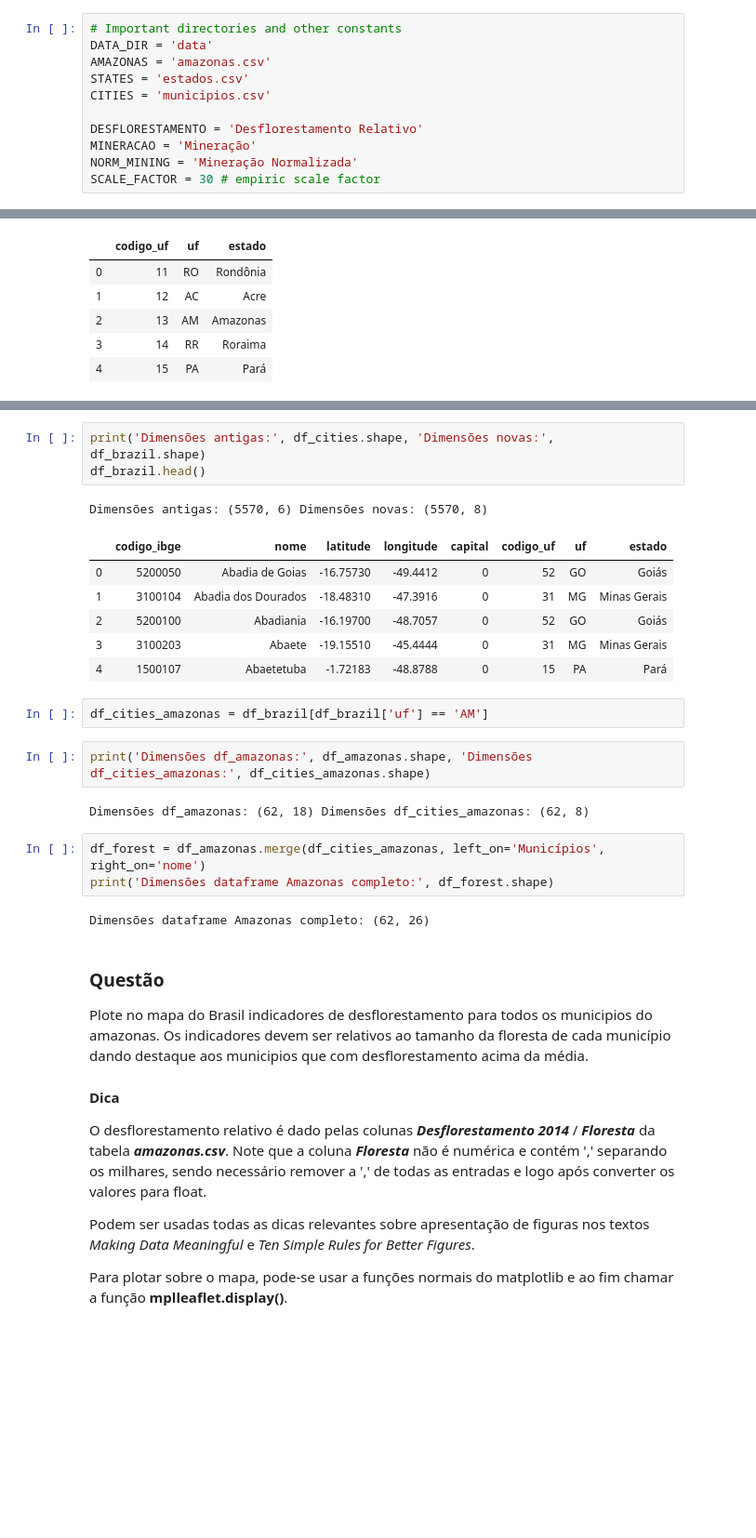
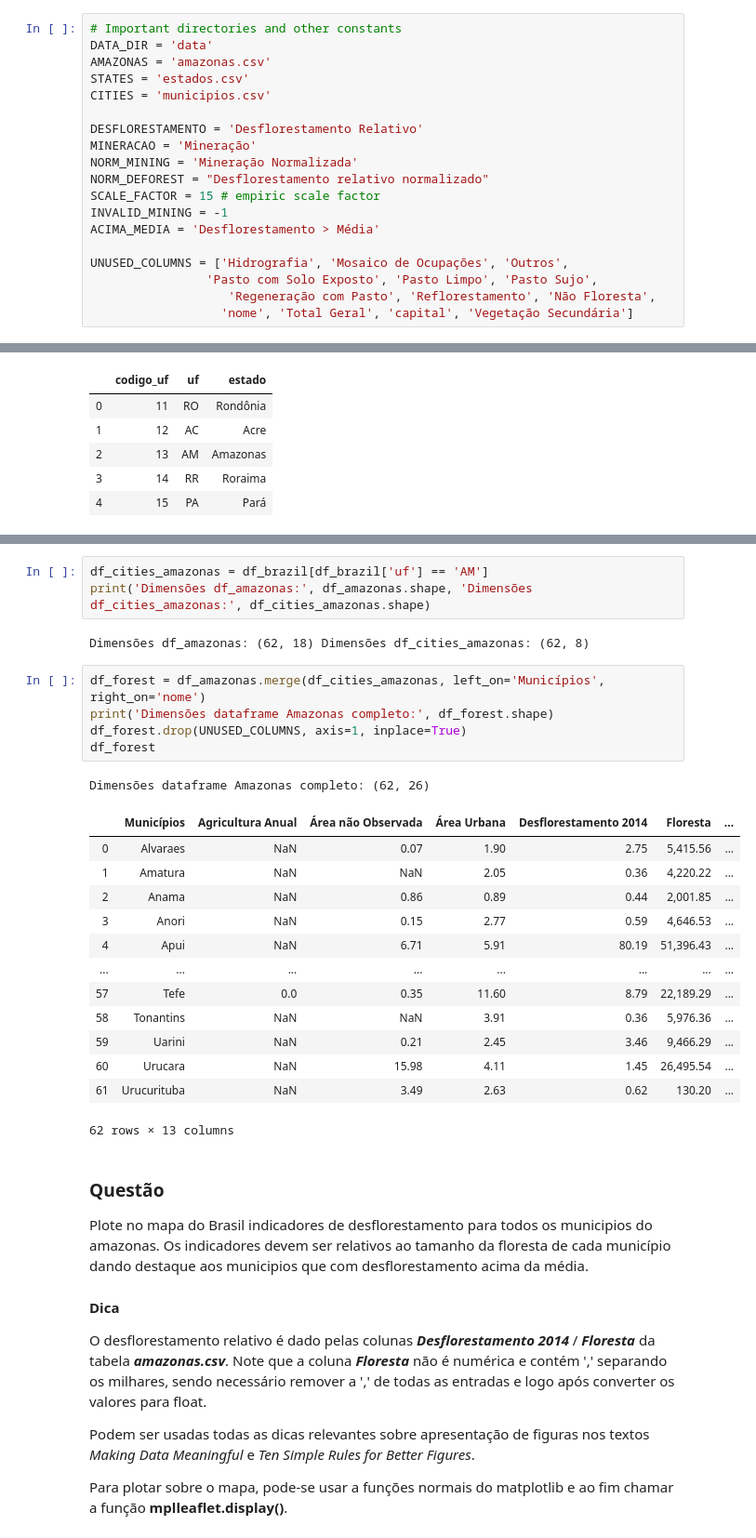
Before and after one commit to hallpaz/Data-Science-IMPA, a Jupyter notebook: assignments/Exercicio1.ipynb, the cells around one changed output, grey strips where cells are left out. Shown at 93% size. Drawn from its saved outputs; the diff is of its cells as text; blank space fills up the shorter version.

```diff
--- a/assignments/Exercicio1.ipynb
+++ b/assignments/Exercicio1.ipynb
@@ -22,7 +22,15 @@ CITIES = 'municipios.csv'
 DESFLORESTAMENTO = 'Desflorestamento Relativo'
 MINERACAO = 'Mineração'
 NORM_MINING = 'Mineração Normalizada'
-SCALE_FACTOR = 30 # empiric scale factor
+NORM_DEFOREST = "Desflorestamento relativo normalizado"
+SCALE_FACTOR = 15 # empiric scale factor
+INVALID_MINING = -1
+ACIMA_MEDIA = 'Desflorestamento > Média'
+
+UNUSED_COLUMNS = ['Hidrografia', 'Mosaico de Ocupações', 'Outros',
+                'Pasto com Solo Exposto', 'Pasto Limpo', 'Pasto Sujo',
+                   'Regeneração com Pasto', 'Reflorestamento', 'Não Floresta',
+                  'nome', 'Total Geral', 'capital', 'Vegetação Secundária']
 # %%
 #começaremos importando todas as tabelas
 df_amazonas = pd.read_csv(os.path.join(DATA_DIR, AMAZONAS))
@@ -102,25 +120,28 @@ df_brazil = df_cities.merge(df_states, how='left', on=['codigo_uf'])
-# %%
-print('Dimensões antigas:', df_cities.shape, 'Dimensões novas:', df_brazil.shape)
-df_brazil.head()
-# %% [output]
-Dimensões antigas: (5570, 6) Dimensões novas: (5570, 8)
-|  | codigo_ibge | nome | latitude | longitude | capital | codigo_uf | uf | estado |
-| 0 | 5200050 | Abadia de Goias | -16.75730 | -49.4412 | 0 | 52 | GO | Goiás |
-| 1 | 3100104 | Abadia dos Dourados | -18.48310 | -47.3916 | 0 | 31 | MG | Minas Gerais |
-| 2 | 5200100 | Abadiania | -16.19700 | -48.7057 | 0 | 52 | GO | Goiás |
-| 3 | 3100203 | Abaete | -19.15510 | -45.4444 | 0 | 31 | MG | Minas Gerais |
-| 4 | 1500107 | Abaetetuba | -1.72183 | -48.8788 | 0 | 15 | PA | Pará |
 # %%
 df_cities_amazonas = df_brazil[df_brazil['uf'] == 'AM']
+print('Dimensões df_amazonas:', df_amazonas.shape, 'Dimensões df_cities_amazonas:', df_cities_amazonas.shape)
+# %% [output]
+Dimensões df_amazonas: (62, 18) Dimensões df_cities_amazonas: (62, 8)
-# %%
-print('Dimensões df_amazonas:', df_amazonas.shape, 'Dimensões df_cities_amazonas:', df_cities_amazonas.shape)
-# %% [output]
-Dimensões df_amazonas: (62, 18) Dimensões df_cities_amazonas: (62, 8)
 # %%
 df_forest = df_amazonas.merge(df_cities_amazonas, left_on='Municípios', right_on='nome')
 print('Dimensões dataframe Amazonas completo:', df_forest.shape)
+df_forest.drop(UNUSED_COLUMNS, axis=1, inplace=True)
+df_forest
 # %% [output]
 Dimensões dataframe Amazonas completo: (62, 26)
+|  | Municípios | Agricultura Anual | Área não Observada | Área Urbana | Desflorestamento 2014 | Floresta | ... |
+| 0 | Alvaraes | NaN | 0.07 | 1.90 | 2.75 | 5,415.56 | ... |
+| 1 | Amatura | NaN | NaN | 2.05 | 0.36 | 4,220.22 | ... |
+| 2 | Anama | NaN | 0.86 | 0.89 | 0.44 | 2,001.85 | ... |
+| 3 | Anori | NaN | 0.15 | 2.77 | 0.59 | 4,646.53 | ... |
+| 4 | Apui | NaN | 6.71 | 5.91 | 80.19 | 51,396.43 | ... |
+| ... | ... | ... | ... | ... | ... | ... | ... |
+| 57 | Tefe | 0.0 | 0.35 | 11.60 | 8.79 | 22,189.29 | ... |
+| 58 | Tonantins | NaN | NaN | 3.91 | 0.36 | 5,976.36 | ... |
+| 59 | Uarini | NaN | 0.21 | 2.45 | 3.46 | 9,466.29 | ... |
+| 60 | Urucara | NaN | 15.98 | 4.11 | 1.45 | 26,495.54 | ... |
+| 61 | Urucurituba | NaN | 3.49 | 2.63 | 0.62 | 130.20 | ... |
+62 rows × 13 columns
 # %% [markdown]
 ### Questão
 
```
Also changed, not shown: parts of 35 cells of this notebook.
